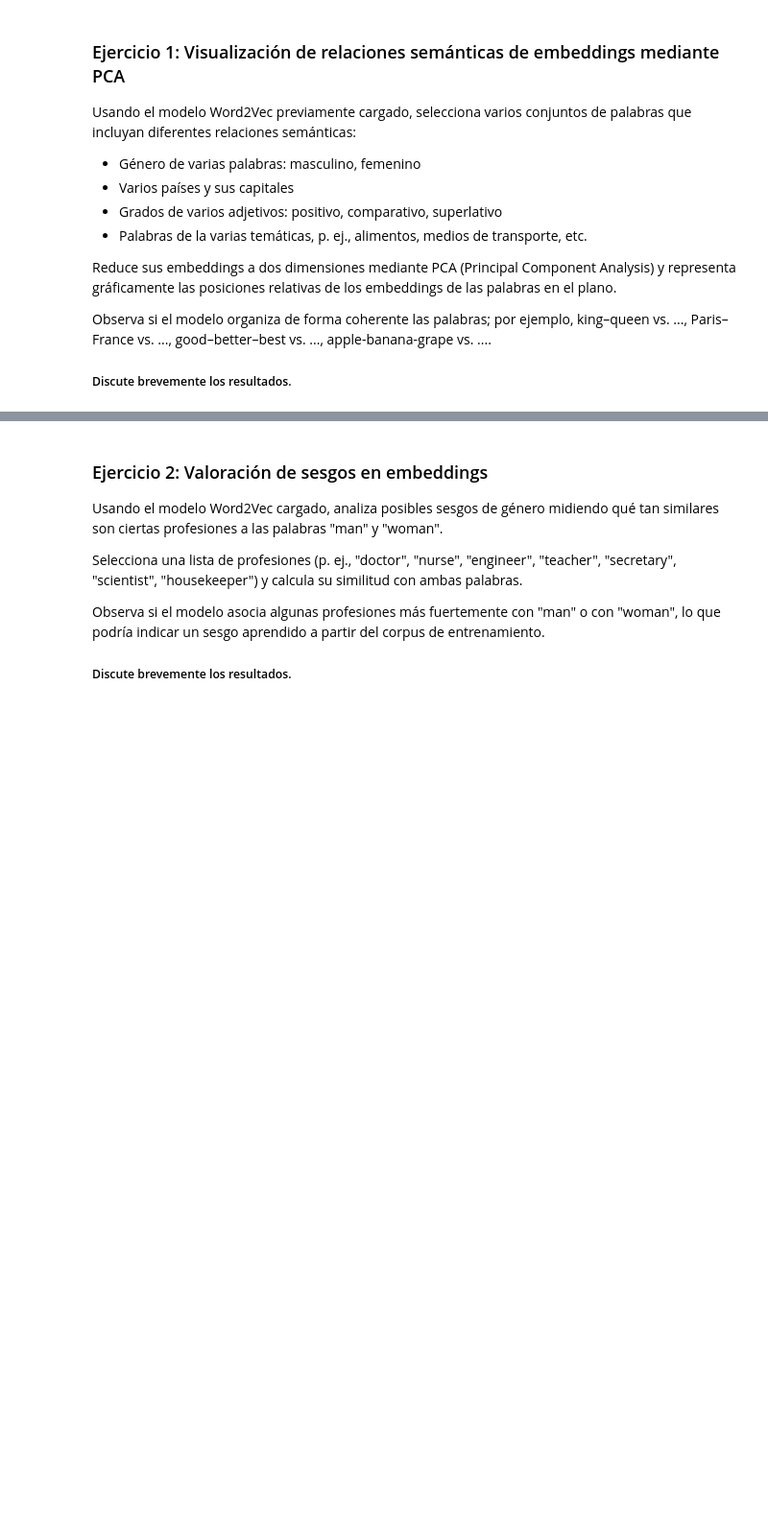
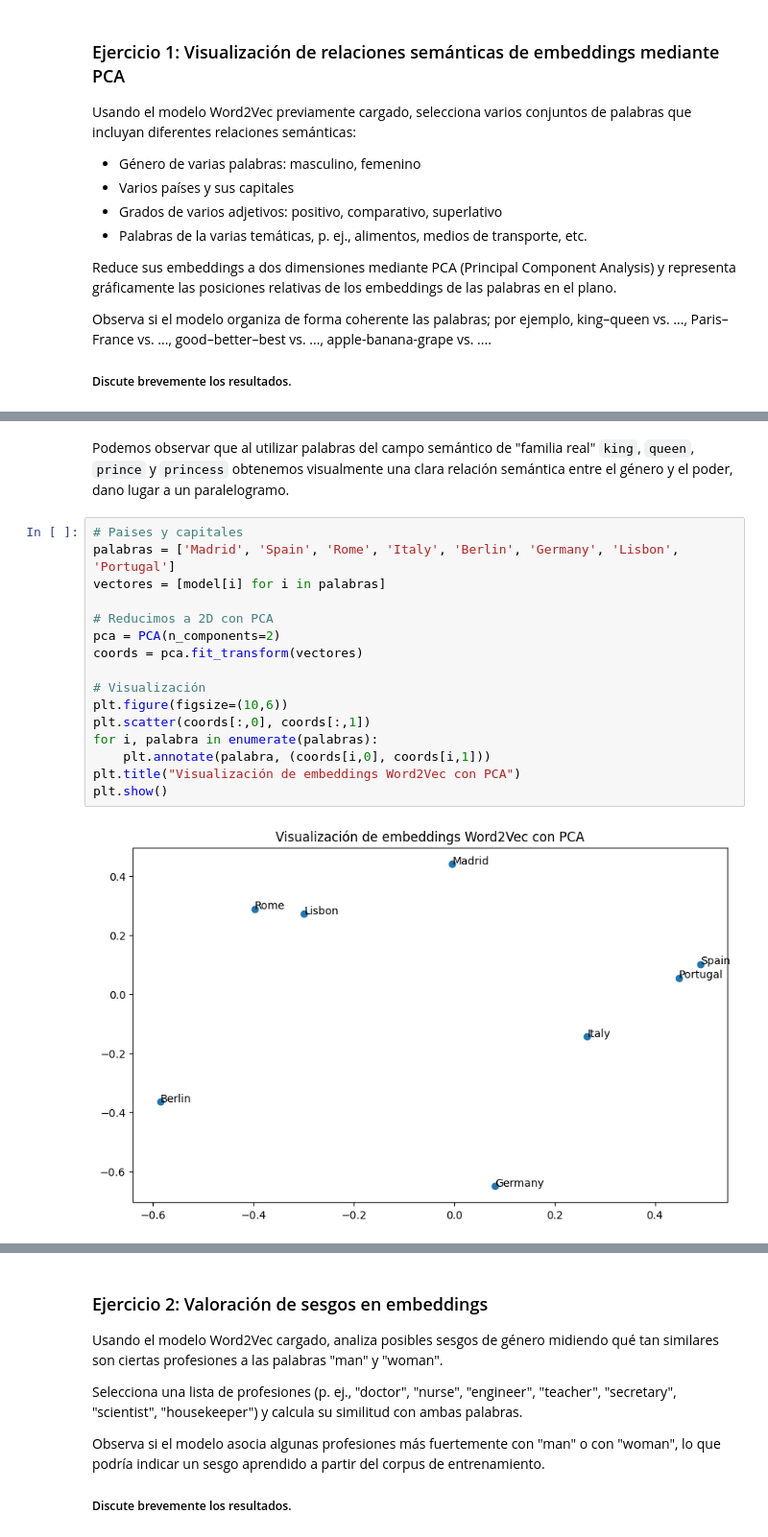
Before and after one commit to taniaG02/mineria_texto, a Jupyter notebook: Entrega2/mintex2526-lab2-WordEmbeddings.ipynb, the cells around one changed output, grey strips where cells are left out. Shown at 96% size. Cells and saved outputs as stored; diff of their text form; blank space fills up the shorter version.

```diff
--- a/Entrega2/mintex2526-lab2-WordEmbeddings.ipynb
+++ b/Entrega2/mintex2526-lab2-WordEmbeddings.ipynb
@@ -248,0 +253,20 @@ plt.show()
+# %% [markdown]
+Podemos observar que al utilizar palabras del campo semántico de "familia real" `king`, `queen`, `prince` y `princess` obtenemos visualmente una clara relación semántica entre el género y el poder, dano lugar a un paralelogramo.
+# %%
+# Paises y capitales
+palabras = ['Madrid', 'Spain', 'Rome', 'Italy', 'Berlin', 'Germany', 'Lisbon', 'Portugal']
+vectores = [model[i] for i in palabras]
+
+# Reducimos a 2D con PCA
+pca = PCA(n_components=2)
+coords = pca.fit_transform(vectores)
+
+# Visualización
+plt.figure(figsize=(10,6))
+plt.scatter(coords[:,0], coords[:,1])
+for i, palabra in enumerate(palabras):
+    plt.annotate(palabra, (coords[i,0], coords[i,1]))
+plt.title("Visualización de embeddings Word2Vec con PCA")
+plt.show()
+# %% [output]
+[figure, added]
```
Also changed, not shown: parts of 6 cells of this notebook.
